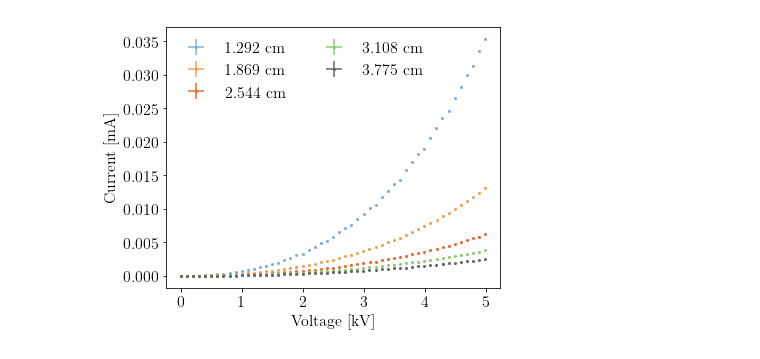
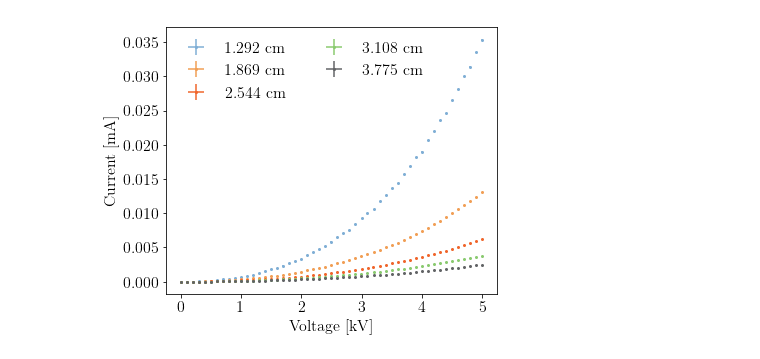
Before and after one commit to DanielMDouglas/DR8plots, a Jupyter notebook: DR8plots.ipynb, the cells around one changed output. Cells and saved outputs as stored; diff of their text form; code cells hidden in the pictures.

```diff
--- a/DR8plots.ipynb
+++ b/DR8plots.ipynb
@@ -49,34 +49,36 @@ data = [{"file": "MSU_TLM_data/TLM_length/sample2.dat",
          "label": r'3.775 cm'},]
 
 fig = plt.figure()
 ax = fig.gca()
 
 for item in data:
     V, dV, I, dI = np.loadtxt(item["file"],
                               delimiter = ',',
                               skiprows = 1).T
 
     V /= 1000 # voltage in kV
     dV /= 1000
 
     I /= 1000 # current in mA
     dI /= 1000
 
     ax.errorbar(V, I,
                 xerr = dV,
                 yerr = dI,
                 ls = "none",
                 fmt = 'o',
                 ms = 2,
                 label = item["label"])
 
 ax.legend(ncol = 2, frameon = False)
 ax.set_xlabel(r'Voltage [kV]')
 ax.set_ylabel(r'Current [mA]')
 
+plt.tight_layout()
+
 plt.savefig('TLM_length_current.png', dpi = 300)
 # %% [output]
-[figure, old version]
+[figure, new version]
 # %%
 ### MSU TLM Plot 2: sqrt(E) vs. resistance
 
```
Also changed, not shown: parts of 5 cells of this notebook, 11 other files.
